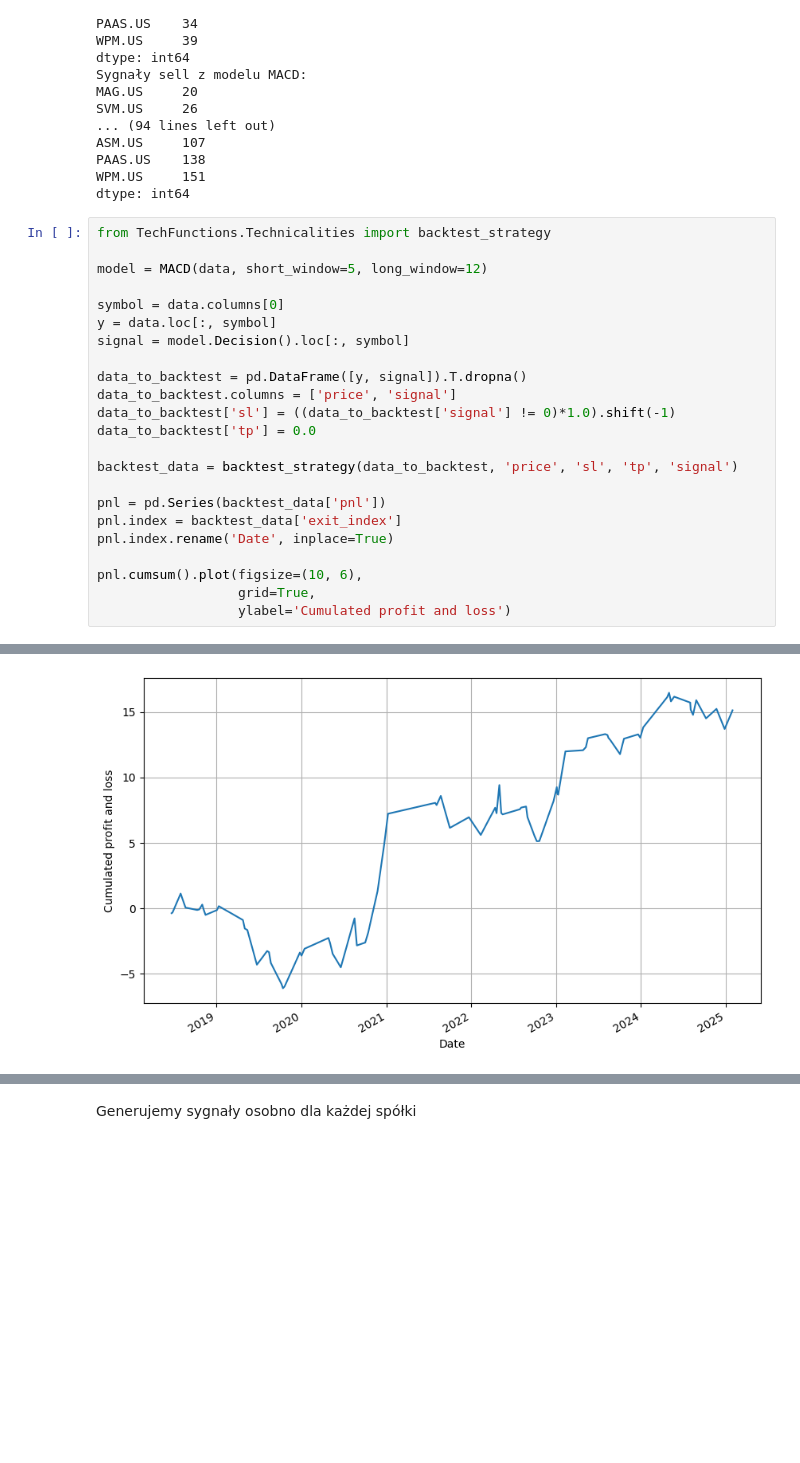
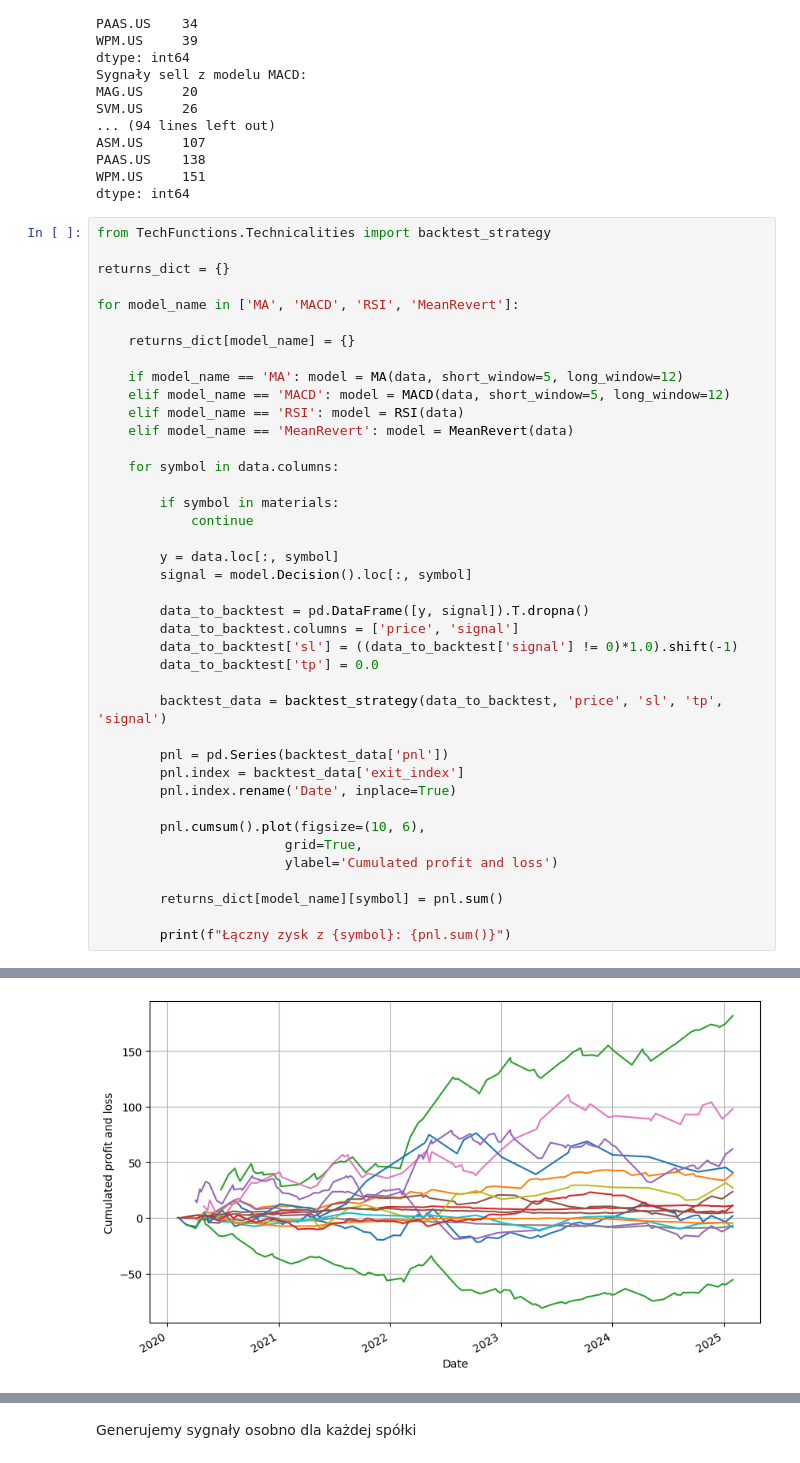
Before and after one commit to jakubweglowski/trading-bot, a Jupyter notebook: notebook1.ipynb, the cells around one changed output, grey strips where cells are left out. Saved outputs shown, nothing was run; the diff lists cells and outputs as text; blank space fills up the shorter version.

```diff
--- a/notebook1.ipynb
+++ b/notebook1.ipynb
@@ -134,24 +134,41 @@ dtype: int64
 # %%
 from TechFunctions.Technicalities import backtest_strategy
 
-model = MACD(data, short_window=5, long_window=12)
+returns_dict = {}
 
-symbol = data.columns[0]
-y = data.loc[:, symbol]
-signal = model.Decision().loc[:, symbol]
+for model_name in ['MA', 'MACD', 'RSI', 'MeanRevert']:
 
-data_to_backtest = pd.DataFrame([y, signal]).T.dropna()
-data_to_backtest.columns = ['price', 'signal']
-data_to_backtest['sl'] = ((data_to_backtest['signal'] != 0)*1.0).shift(-1)
-data_to_backtest['tp'] = 0.0
+    returns_dict[model_name] = {}
 
-backtest_data = backtest_strategy(data_to_backtest, 'price', 'sl', 'tp', 'signal')
+    if model_name == 'MA': model = MA(data, short_window=5, long_window=12)
+    elif model_name == 'MACD': model = MACD(data, short_window=5, long_window=12)
+    elif model_name == 'RSI': model = RSI(data)
+    elif model_name == 'MeanRevert': model = MeanRevert(data)
 
-pnl = pd.Series(backtest_data['pnl'])
-pnl.index = backtest_data['exit_index']
-pnl.index.rename('Date', inplace=True)
+    for symbol in data.columns:
 
-pnl.cumsum().plot(figsize=(10, 6),
-                  grid=True,
-                  ylabel='Cumulated profit and loss')
+        if symbol in materials:
+            continue
+
+        y = data.loc[:, symbol]
+        signal = model.Decision().loc[:, symbol]
+
+        data_to_backtest = pd.DataFrame([y, signal]).T.dropna()
+        data_to_backtest.columns = ['price', 'signal']
+        data_to_backtest['sl'] = ((data_to_backtest['signal'] != 0)*1.0).shift(-1)
+        data_to_backtest['tp'] = 0.0
+
+        backtest_data = backtest_strategy(data_to_backtest, 'price', 'sl', 'tp', 'signal')
+
+        pnl = pd.Series(backtest_data['pnl'])
+        pnl.index = backtest_data['exit_index']
+        pnl.index.rename('Date', inplace=True)
+
+        pnl.cumsum().plot(figsize=(10, 6),
+                        grid=True,
+                        ylabel='Cumulated profit and loss')
+
+        returns_dict[model_name][symbol] = pnl.sum()
+
+        print(f"Łączny zysk z {symbol}: {pnl.sum()}")
 # %% [output]
@@ -159 +191 @@ pnl.cumsum().plot(figsize=(10, 6),
-[figure, old version]
+[figure, new version]
```
Also changed, not shown: parts of 2 cells of this notebook.
